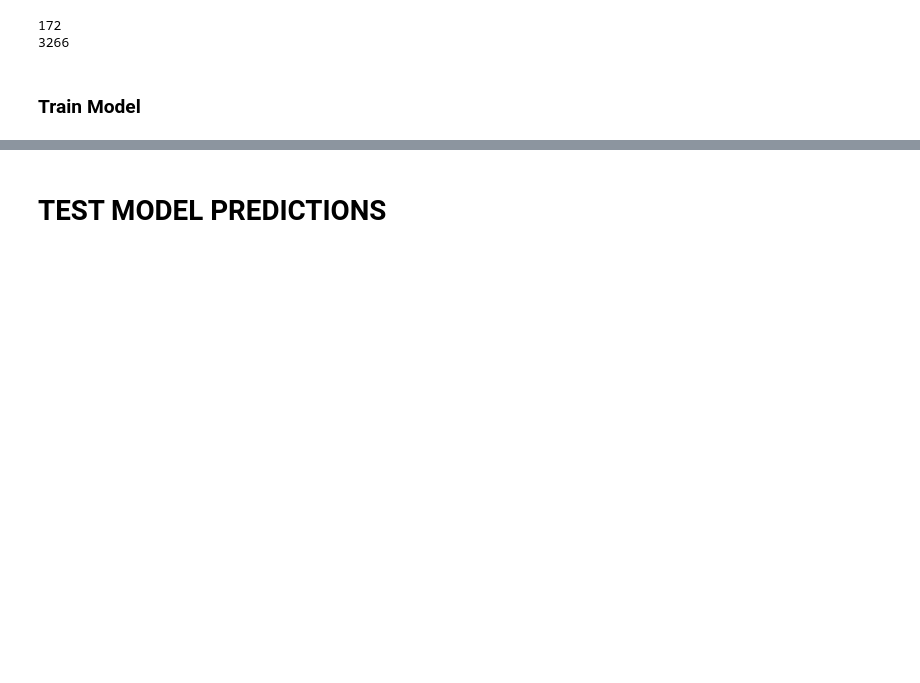
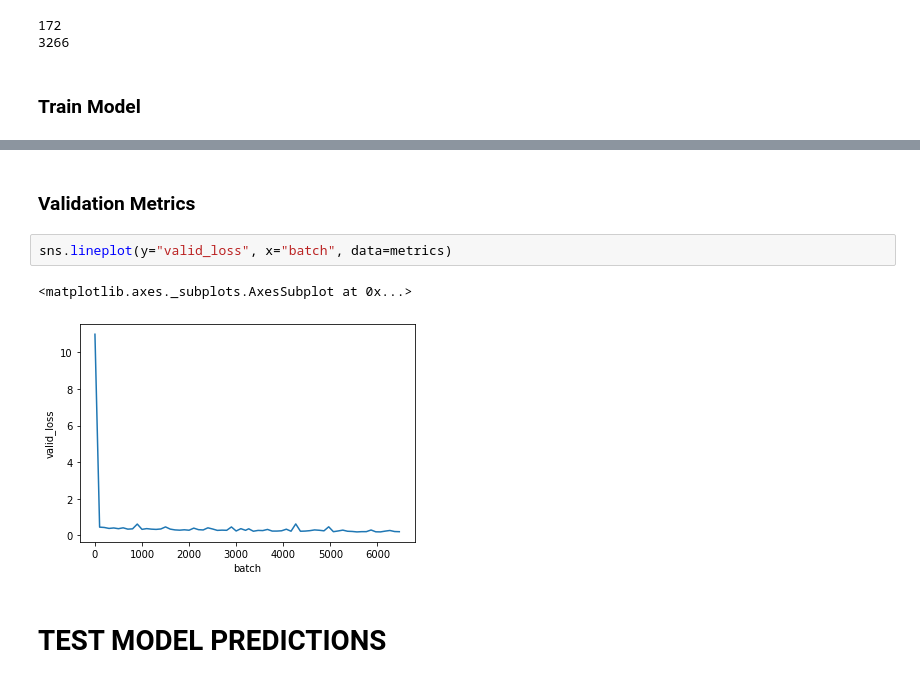
Before and after one commit to ErickDiaz/histopathologic-cancer-detection, a Jupyter notebook: code/train_model.ipynb, the cells around one changed output, grey strips where cells are left out. Cells and saved outputs as stored; diff of their text form; blank space fills up the shorter version.

```diff
--- a/code/train_model.ipynb
+++ b/code/train_model.ipynb
@@ -284,3 +319,10 @@ a[:,2]
+# %% [markdown]
+### Validation Metrics
+# %%
+sns.lineplot(y="valid_loss", x="batch", data=metrics)
+# %% [output]
+<matplotlib.axes._subplots.AxesSubplot at 0x...>
+[figure, added]
 # %% [markdown]
 # TEST MODEL PREDICTIONS
 # %%
```
Also changed, not shown: parts of 25 cells of this notebook.
